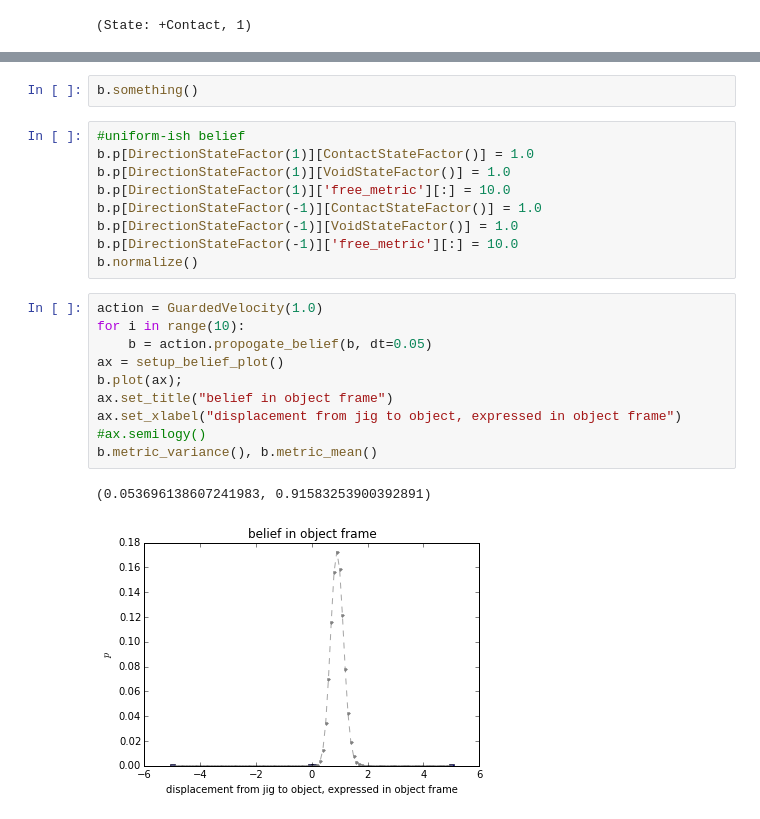
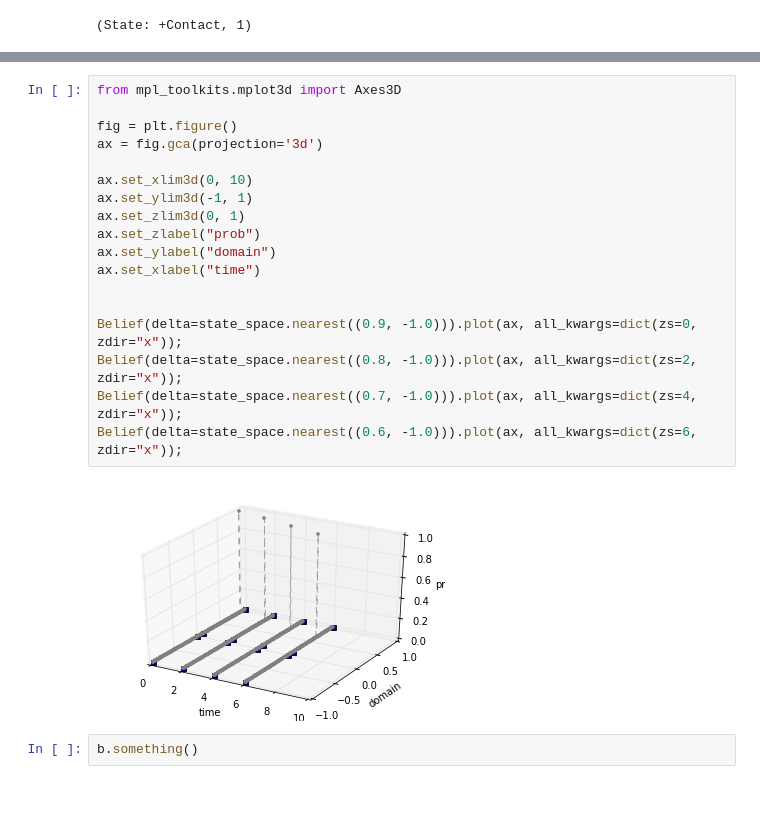
Before and after one commit to goretkin/tactile-pomdp, a Jupyter notebook: 1d-example-jig-object-relative.ipynb, the cells around one changed output, grey strips where cells are left out. Saved outputs shown, nothing was run; the diff lists cells and outputs as text.

```diff
--- a/1d-example-jig-object-relative.ipynb
+++ b/1d-example-jig-object-relative.ipynb
@@ -533,24 +614,22 @@ b.sum()
+# %%
+from mpl_toolkits.mplot3d import Axes3D
+
+fig = plt.figure()
+ax = fig.gca(projection='3d')
+
+ax.set_xlim3d(0, 10)
+ax.set_ylim3d(-1, 1)
+ax.set_zlim3d(0, 1)
+ax.set_zlabel("prob")
+ax.set_ylabel("domain")
+ax.set_xlabel("time")
+
+
+Belief(delta=state_space.nearest((0.9, -1.0))).plot(ax, all_kwargs=dict(zs=0, zdir="x"));
+Belief(delta=state_space.nearest((0.8, -1.0))).plot(ax, all_kwargs=dict(zs=2, zdir="x"));
+Belief(delta=state_space.nearest((0.7, -1.0))).plot(ax, all_kwargs=dict(zs=4, zdir="x"));
+Belief(delta=state_space.nearest((0.6, -1.0))).plot(ax, all_kwargs=dict(zs=6, zdir="x"));
+# %% [output]
+[figure, added]
 # %%
 b.something()
-# %%
-#uniform-ish belief
-b.p[DirectionStateFactor(1)][ContactStateFactor()] = 1.0
-b.p[DirectionStateFactor(1)][VoidStateFactor()] = 1.0
-b.p[DirectionStateFactor(1)]['free_metric'][:] = 10.0
-b.p[DirectionStateFactor(-1)][ContactStateFactor()] = 1.0
-b.p[DirectionStateFactor(-1)][VoidStateFactor()] = 1.0
-b.p[DirectionStateFactor(-1)]['free_metric'][:] = 10.0
-b.normalize()
-# %%
-action = GuardedVelocity(1.0)
-for i in range(10):
-    b = action.propogate_belief(b, dt=0.05)
-ax = setup_belief_plot()
-b.plot(ax);
-ax.set_title("belief in object frame")
-ax.set_xlabel("displacement from jig to object, expressed in object frame")
-#ax.semilogy()
-b.metric_variance(), b.metric_mean()
-# %% [output]
-(0.053696138607241983, 0.91583253900392891)
-[figure, removed]
```
Also changed, not shown: parts of 26 cells of this notebook.
